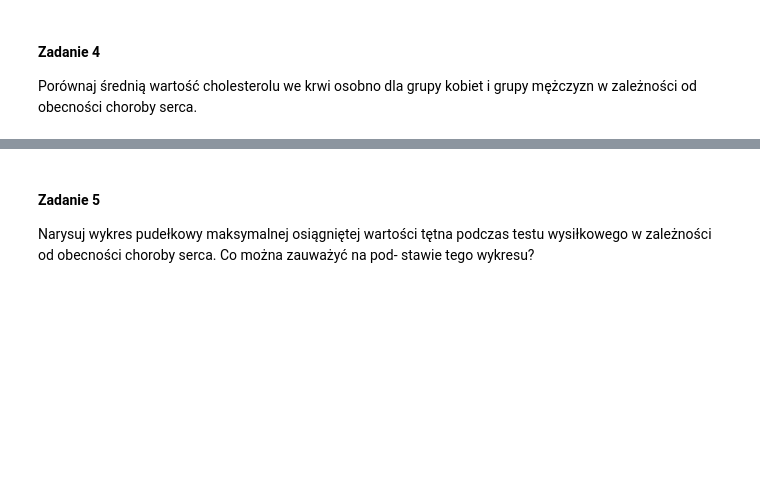
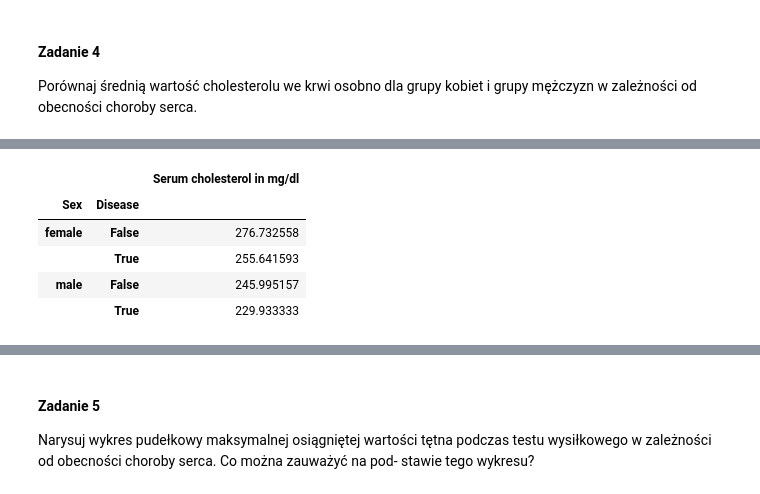
Before and after one commit to yovvanka/python-exercises, a Jupyter notebook: List_1_exercise 2.ipynb, the cells around one changed output, grey strips where cells are left out. Saved outputs shown, nothing was run; the diff lists cells and outputs as text; code cells hidden in the pictures; blank space fills up the shorter version.

```diff
--- a/List_1_exercise 2.ipynb
+++ b/List_1_exercise 2.ipynb
@@ -104,0 +135,9 @@ mężczyzn w zależności od obecności choroby serca.
+# %%
+cholesterol_by_gender_and_disease
+# %% [output]
+|  |  | Serum cholesterol in mg/dl |
+| Sex | Disease |  |
+| female | False | 276.732558 |
+|  | True | 255.641593 |
+| male | False | 245.995157 |
+|  | True | 229.933333 |
```
Also changed, not shown: parts of 14 cells of this notebook.
